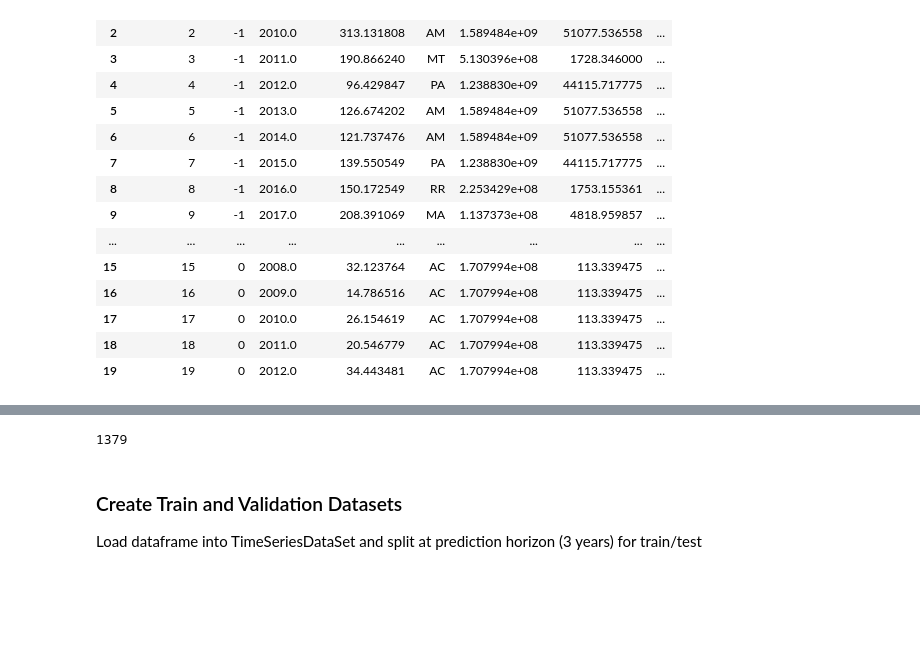
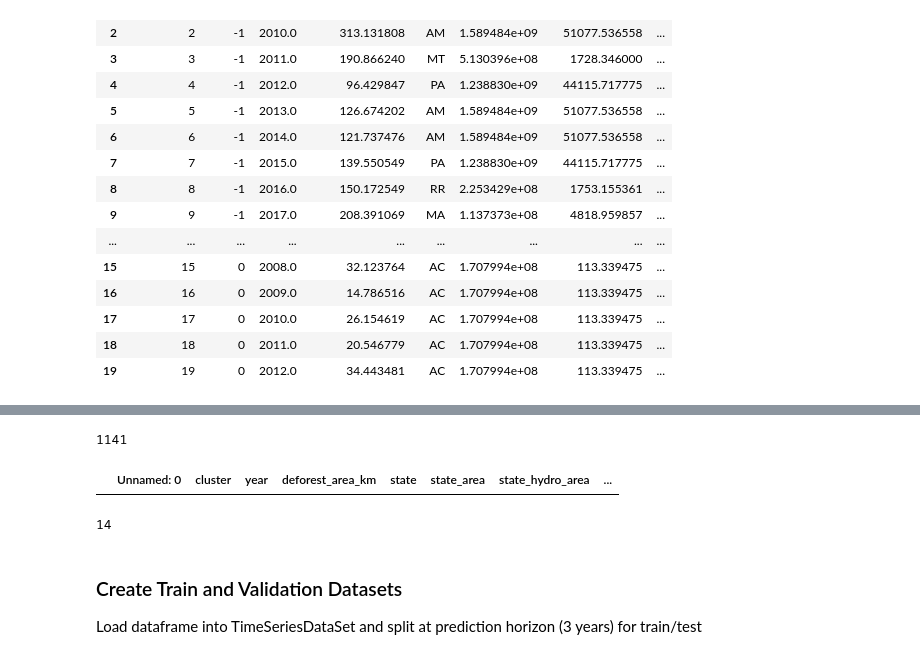
Before and after one commit to t4ai/amazon-deforestation-forecasting, a Jupyter notebook: amazon-deforestation-modeling.ipynb, the cells around one changed output, grey strips where cells are left out. Saved outputs shown, nothing was run; the diff lists cells and outputs as text; code cells hidden in the pictures; blank space fills up the shorter version.

```diff
--- a/amazon-deforestation-modeling.ipynb
+++ b/amazon-deforestation-modeling.ipynb
@@ -103,14 +116,22 @@ yearly_deforestation_df.sample(10)
 clusters = yearly_deforestation_df["cluster_name"].unique()
 for cluster in clusters:
     cluster_year = yearly_deforestation_df[yearly_deforestation_df["cluster_name"] == cluster]
-    # we need to give our model at least six years of readings
-    if(len(cluster_year) < 6):
+    # we need to give our model at least 10 years of readings
+    if(len(cluster_year) <= 6):
         yearly_deforestation_df = yearly_deforestation_df[yearly_deforestation_df["cluster_name"] != cluster]
 # %%
 # check how many clusters we have left
 len(yearly_deforestation_df["cluster_name"].unique())
 # %% [output]
-1379
+1141
+# %%
+yearly_deforestation_df[yearly_deforestation_df["cluster_name"] == "cl_2104"]
+# %% [output]
+|  | Unnamed: 0 | cluster | year | deforest_area_km | state | state_area | state_hydro_area | ... |
+# %%
+yearly_deforestation_df["years_from_start"].max()
+# %% [output]
+14
 # %% [markdown]
 ### Create Train and Validation Datasets
 Load dataframe into TimeSeriesDataSet and split at prediction horizon (3 years) for train/test
```
Also changed, not shown: parts of 12 cells of this notebook.
